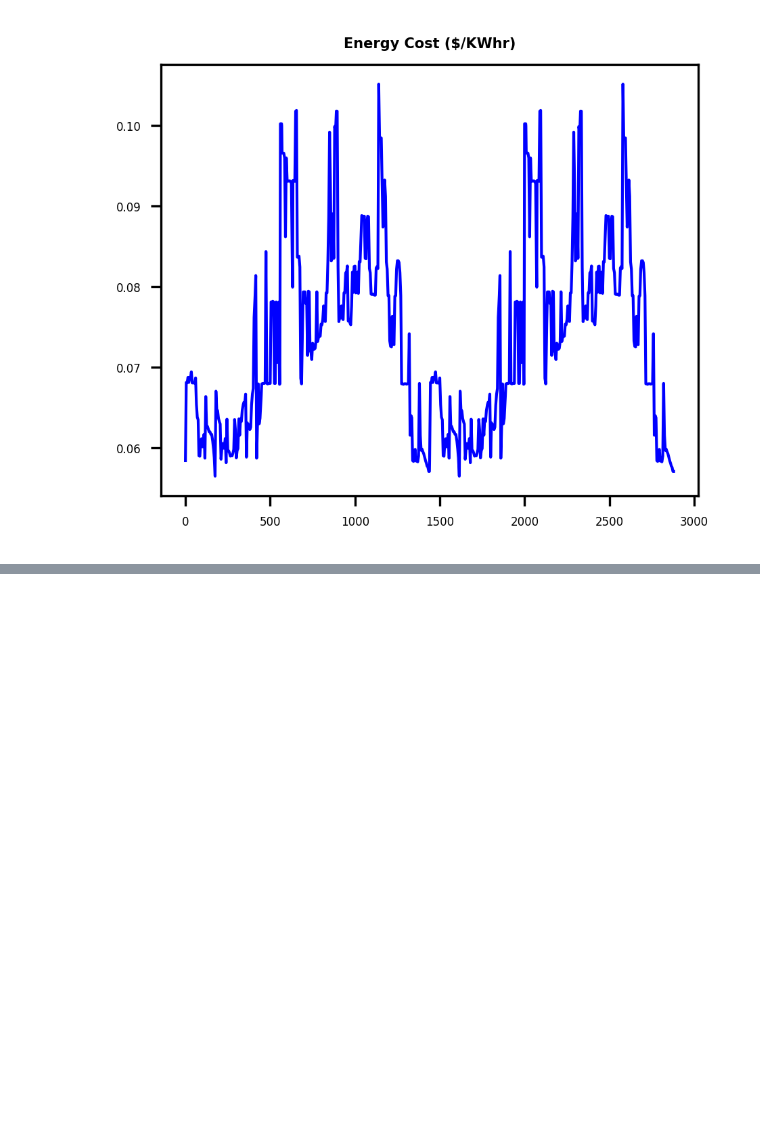
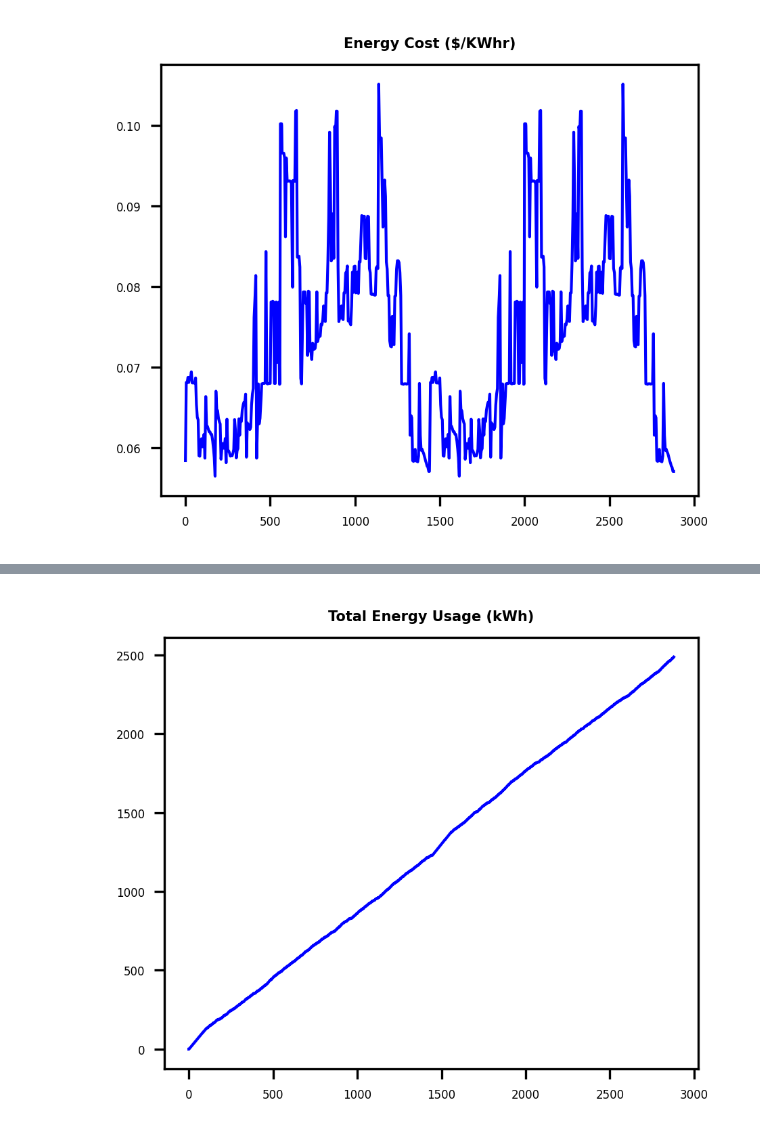
Before and after one commit to maxdumas/engineering-smart-cities-final-project, a Jupyter notebook: notebooks/simulate_epanet.ipynb, the cells around one changed output, grey strips where cells are left out. Saved outputs shown, nothing was run; the diff lists cells and outputs as text; code cells hidden in the pictures; blank space fills up the shorter version.

```diff
--- a/notebooks/simulate_epanet.ipynb
+++ b/notebooks/simulate_epanet.ipynb
@@ -125,3 +166,7 @@ d.plot_ts(Y=np.array(E[:2880]) * electricity_rate(np.arange(N_SIMULATION_STEPS))
+# %%
+d.plot_ts(Y=np.cumsum(E[:2880]), title="Total Energy Usage (kWh)", marker=False)
+# %% [output]
+[figure, added]
 # %%
 d.plot_ts(Y=np.cumsum(np.array(E[:2880]) * electricity_rate(np.arange(N_SIMULATION_STEPS))), title="Total Energy Cost ($)", marker=False)
 # %% [output]
```
Also changed, not shown: parts of 13 cells of this notebook, 4 other files.
